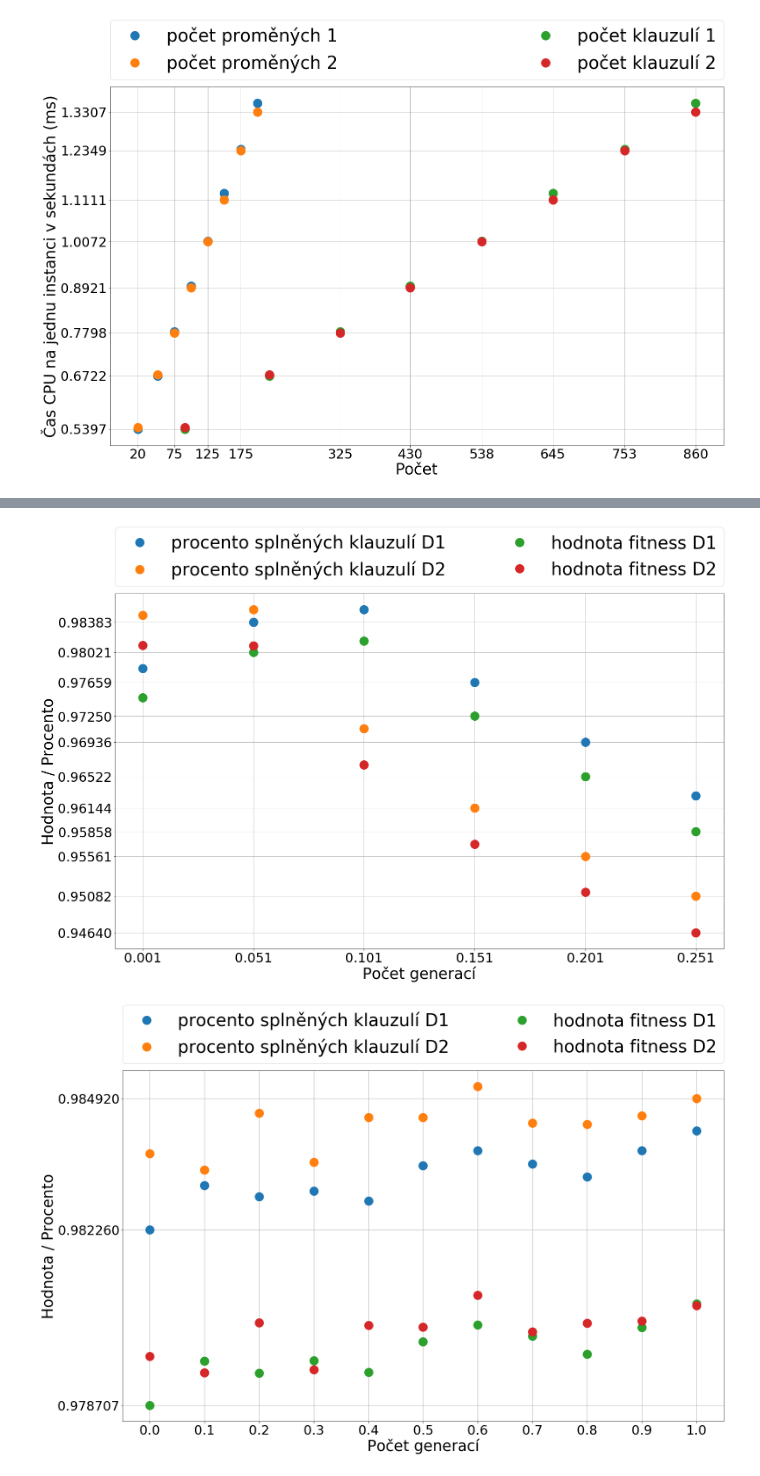
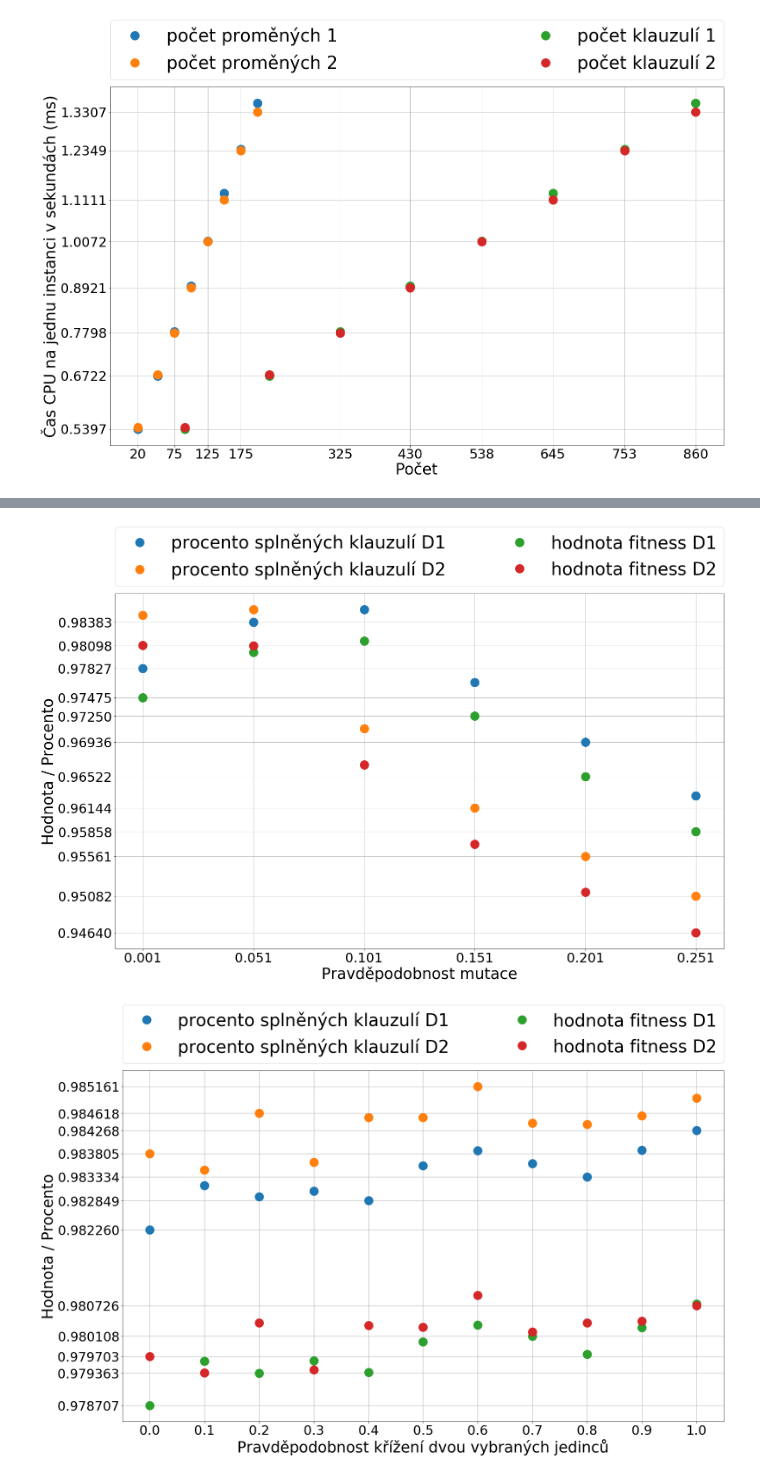
Before and after one commit to martilad/MI-PAA2018, a Jupyter notebook: task5/graphMake.ipynb, the cells around one changed output, grey strips where cells are left out. Saved outputs shown, nothing was run; the diff lists cells and outputs as text; code cells hidden in the pictures.

Commit message:
done some new plots

```diff
--- a/task5/graphMake.ipynb
+++ b/task5/graphMake.ipynb
@@ -8,7 +8,8 @@ from IPython.display import display, Markdown, Latex
 import warnings
 warnings.filterwarnings('ignore')
 # %%
-def do_plot(sizeX, sizeY, index, data, xLabel, yLabel, legend, file, yTicks = 30, xTicks = 30, dataDiv = 1, log = False):
+def do_plot(sizeX, sizeY, index, data, xLabel, yLabel, legend, file, xTicks = 30, yTicks = 30,
+            dataDiv = 1, linewidth = 0.0, log = False):
     data = data / dataDiv
     fig, ax = plt.subplots(figsize=(sizeX,sizeY))
     if log:
@@ -16,7 +17,7 @@ def do_plot(sizeX, sizeY, index, data, xLabel, yLabel, legend, file, yTicks = 30
     if index is None:
         ax.plot(data ,  marker='.',linewidth=0.0,  markersize=40)
     else:
-        ax.plot(index, data ,  marker='.',linewidth=0.0,  markersize=40)
+        ax.plot(index, data ,  marker='.',linewidth=linewidth,  markersize=40)
         ax.set_xticks(index)
     yTick = []
     last = None
@@ -125,18 +126,18 @@ do_plot(25, 15, gen_size.index, gen_size[['n_sat1', 'n_sat2', 'n_score1', 'n_sco
 # %%
 do_plot(25, 15, gen_mut.index, gen_mut[['n_sat1', 'n_sat2', 'n_score1', 'n_score2']],
-        "Počet generací",
+        "Pravděpodobnost mutace",
         "Hodnota / Procento",
         ['procento splněných klauzulí D1', 'procento splněných klauzulí D2', 'hodnota fitness D1', 'hodnota fitness D2'],
-        "time_numbers.pdf", 400, 30, 1)
+        "sat_mut.pdf", 400, 500, 1, 0.)
 # %% [output]
-[figure, old version]
+[figure, new version]
 # %%
 do_plot(25, 15, gen_cross.index, gen_cross[['n_sat1', 'n_sat2', 'n_score1', 'n_score2']],
-        "Počet generací",
+        "Pravděpodobnost křížení dvou vybraných jedinců",
         "Hodnota / Procento",
         ['procento splněných klauzulí D1', 'procento splněných klauzulí D2', 'hodnota fitness D1', 'hodnota fitness D2'],
-        "time_numbers.pdf", 400, 30, 1)
+        "sat_cross.pdf", 400, 3000, 1, 0.0)
 # %% [output]
-[figure, old version]
+[figure, new version]
 # %%
 do_plot(25, 15, gen_select.index, gen_select[['n_sat1', 'n_sat2', 'n_score1', 'n_score2']],
```
Also changed, not shown: parts of 5 cells of this notebook.
